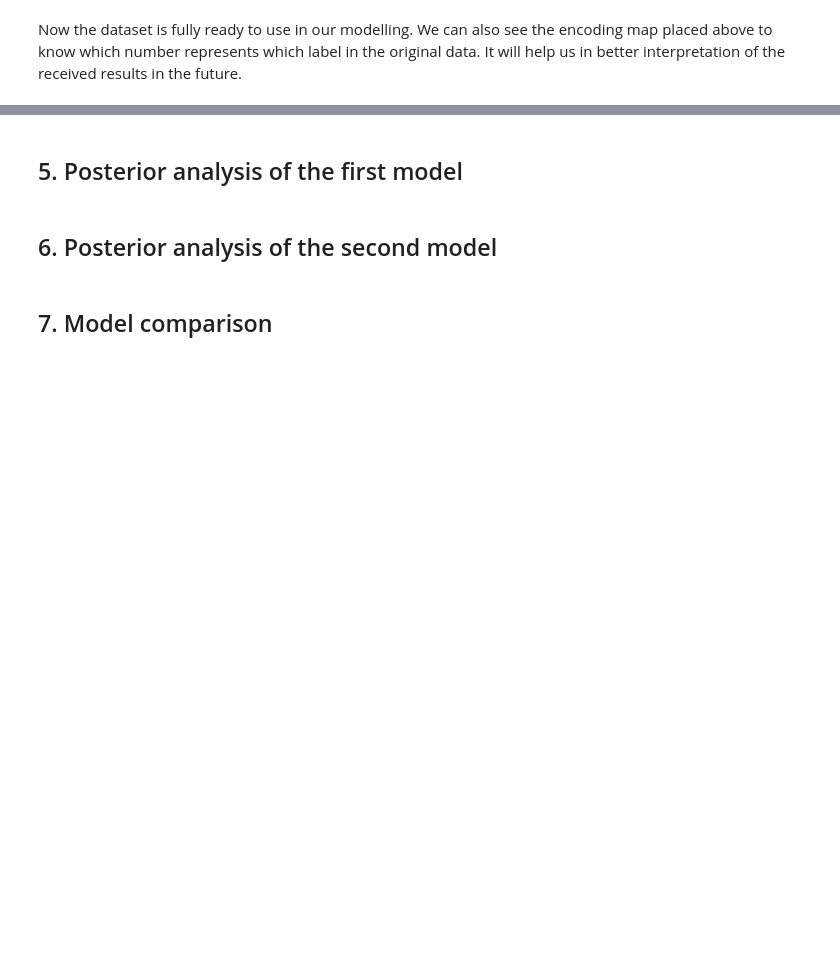
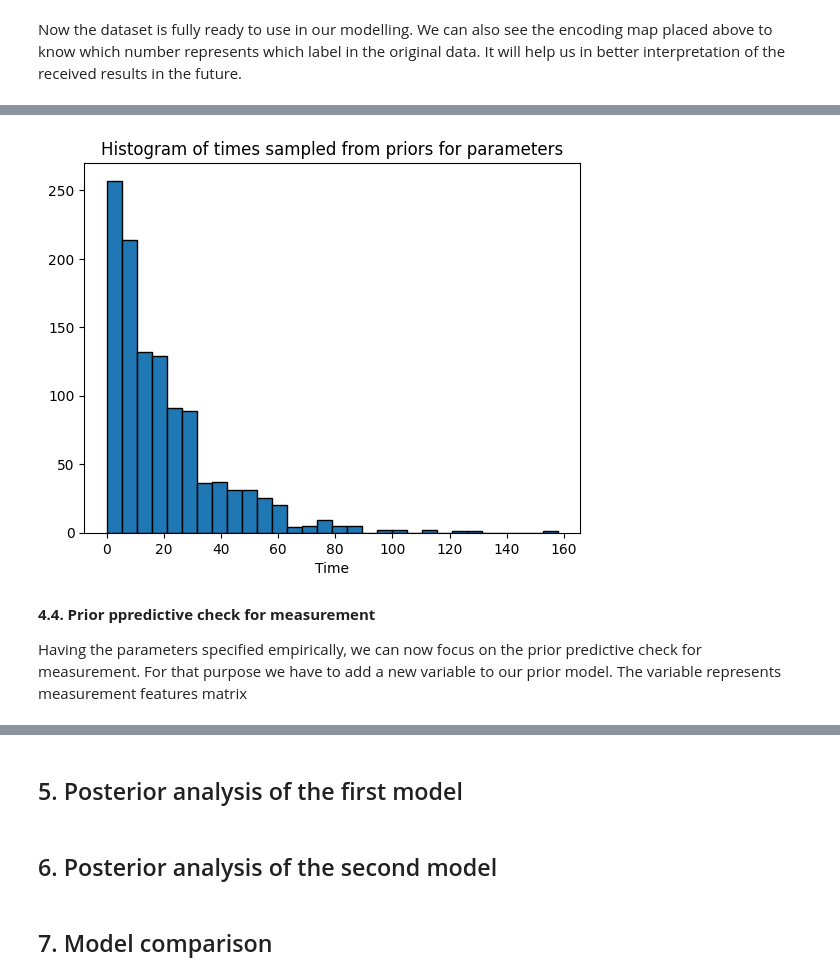
Before and after one commit to rafalmaciasz/employee-turnover, a Jupyter notebook: project.ipynb, the cells around one changed output, grey strips where cells are left out. Cells and saved outputs as stored; diff of their text form; code cells hidden in the pictures; blank space fills up the shorter version.

```diff
--- a/project.ipynb
+++ b/project.ipynb
@@ -219,0 +305,25 @@ plt.show()
+# %%
+iter_sampling = 1
+
+samples = stan_model.sample(
+    data={
+            "N": normalized_features_matrix.shape[0],
+
+            "mu_k": 1,
+            "sigma_k": 0.01,
+            "mu_lambda": 20,
+            "sigma_lambda": 0.01
+        },
+    fixed_param=True,
+    iter_sampling=iter_sampling,
+    iter_warmup=1,
+    chains=1
+)
+
+times_sim = samples.stan_variable("y_sim")
+
+plt.hist(times_sim[0], bins=30, edgecolor='black')
+plt.title(f'Histogram of times sampled from priors for parameters')
+plt.xlabel('Time')
+plt.show()
+# %% [output]
@@ -219,0 +333,5 @@ plt.show()
+[figure, added]
+# %% [markdown]
+**4.4. Prior ppredictive check for measurement**
+
+Having the parameters specified empirically, we can now focus on the prior predictive check for measurement. For that purpose we have to add a new variable to our prior model. The variable represents measurement features matrix
```
Also changed, not shown: parts of 43 cells of this notebook, 2 other files.
